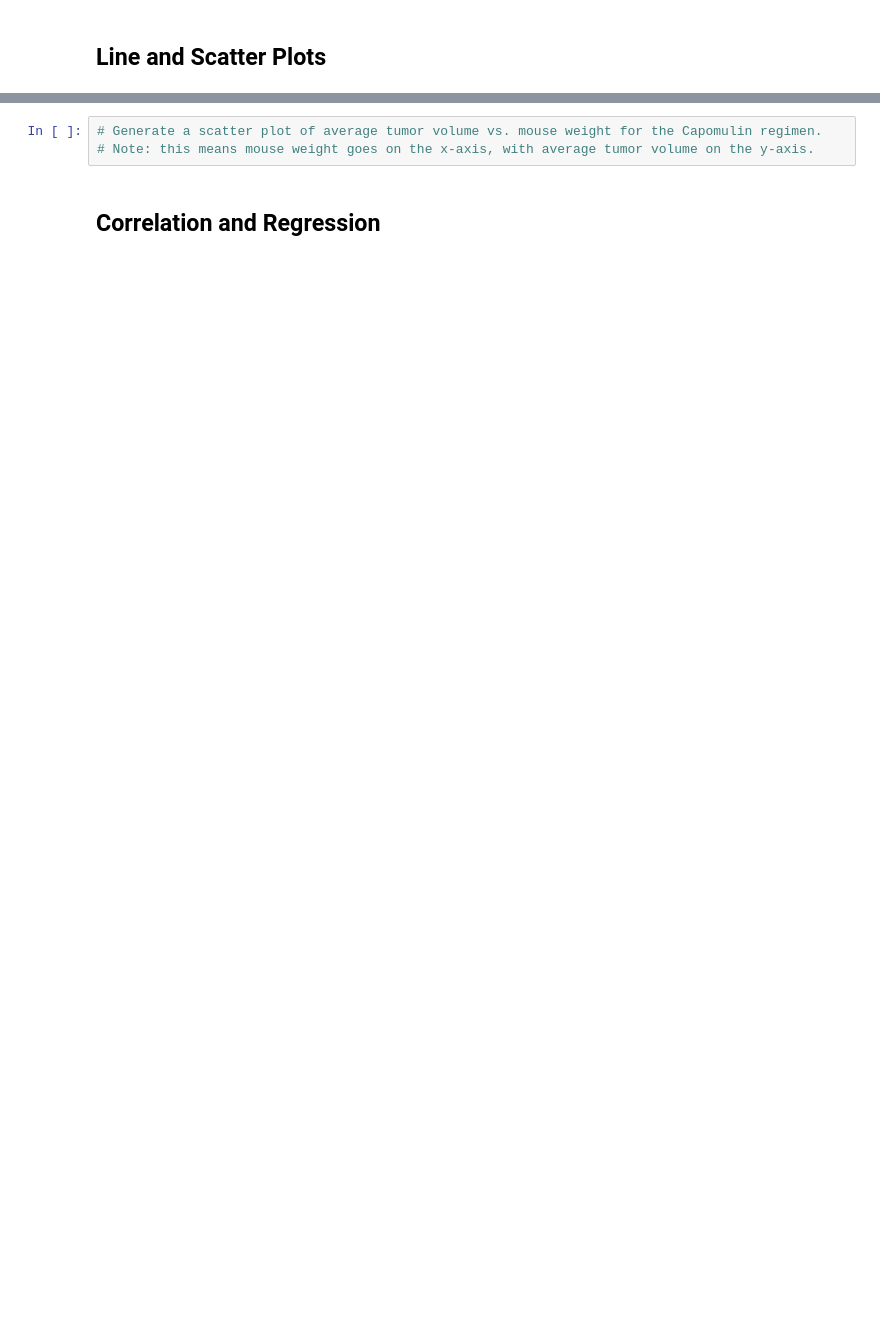
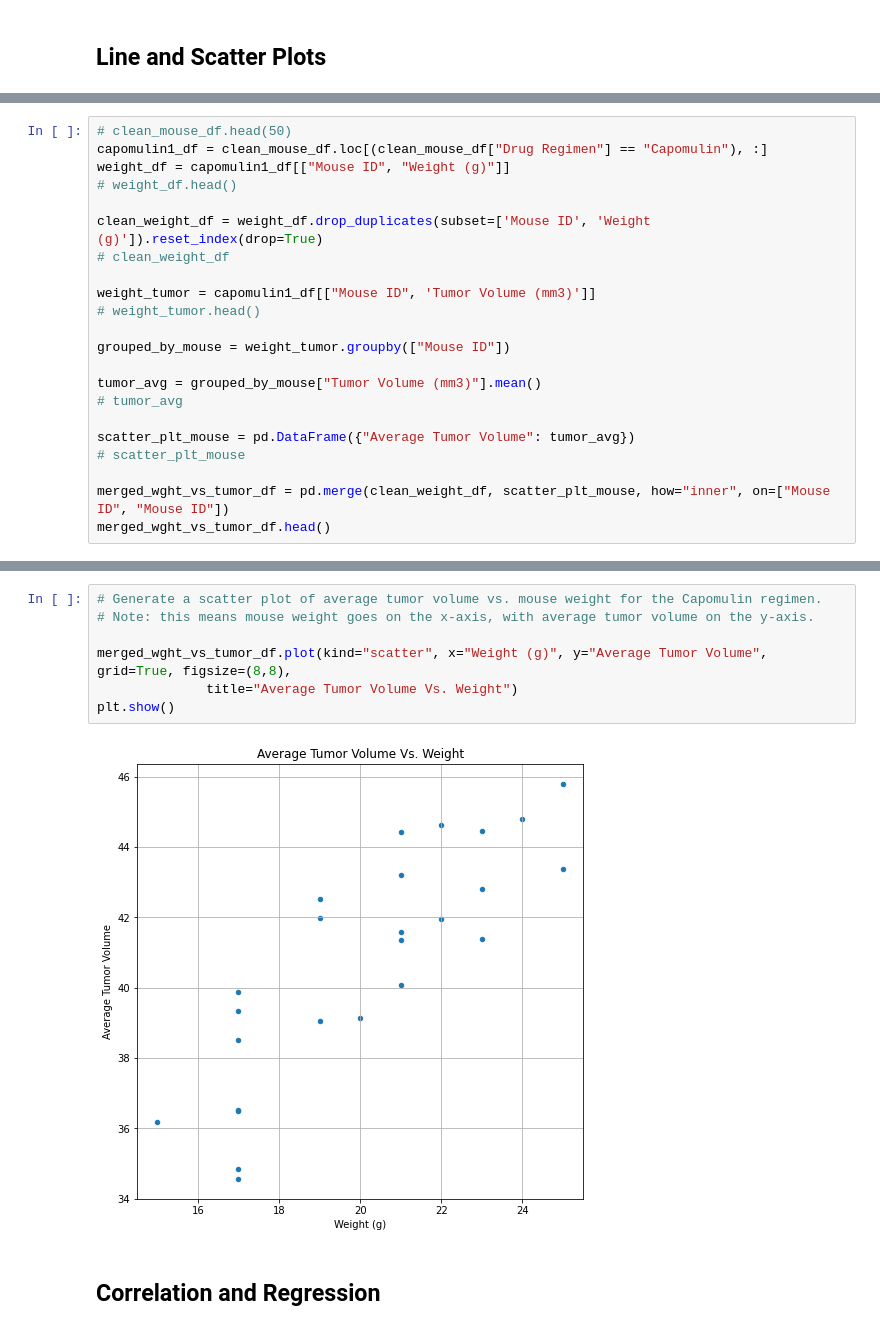
Before and after one commit to jeodaysju/plot-challenge, a Jupyter notebook: pymaceuticals_starter.ipynb, the cells around one changed output, grey strips where cells are left out. Cells and saved outputs as stored; diff of their text form; blank space fills up the shorter version.

```diff
--- a/pymaceuticals_starter.ipynb
+++ b/pymaceuticals_starter.ipynb
@@ -289,0 +419,22 @@ plt.show()
+# %%
+# clean_mouse_df.head(50)
+capomulin1_df = clean_mouse_df.loc[(clean_mouse_df["Drug Regimen"] == "Capomulin"), :]
+weight_df = capomulin1_df[["Mouse ID", "Weight (g)"]]
+# weight_df.head()
+
+clean_weight_df = weight_df.drop_duplicates(subset=['Mouse ID', 'Weight (g)']).reset_index(drop=True)
+# clean_weight_df
+
+weight_tumor = capomulin1_df[["Mouse ID", 'Tumor Volume (mm3)']]
+# weight_tumor.head()
+
+grouped_by_mouse = weight_tumor.groupby(["Mouse ID"])
+
+tumor_avg = grouped_by_mouse["Tumor Volume (mm3)"].mean()
+# tumor_avg
+
+scatter_plt_mouse = pd.DataFrame({"Average Tumor Volume": tumor_avg})
+# scatter_plt_mouse
+
+merged_wght_vs_tumor_df = pd.merge(clean_weight_df, scatter_plt_mouse, how="inner", on=["Mouse ID", "Mouse ID"])
+merged_wght_vs_tumor_df.head()
@@ -290,5 +448,11 @@ plt.show()
 # %%
 # Generate a scatter plot of average tumor volume vs. mouse weight for the Capomulin regimen.
 # Note: this means mouse weight goes on the x-axis, with average tumor volume on the y-axis.
+
+merged_wght_vs_tumor_df.plot(kind="scatter", x="Weight (g)", y="Average Tumor Volume", grid=True, figsize=(8,8),
+              title="Average Tumor Volume Vs. Weight")
+plt.show()
+# %% [output]
+[figure, added]
 # %% [markdown]
 ## Correlation and Regression
```
Also changed, not shown: parts of 15 cells of this notebook.
